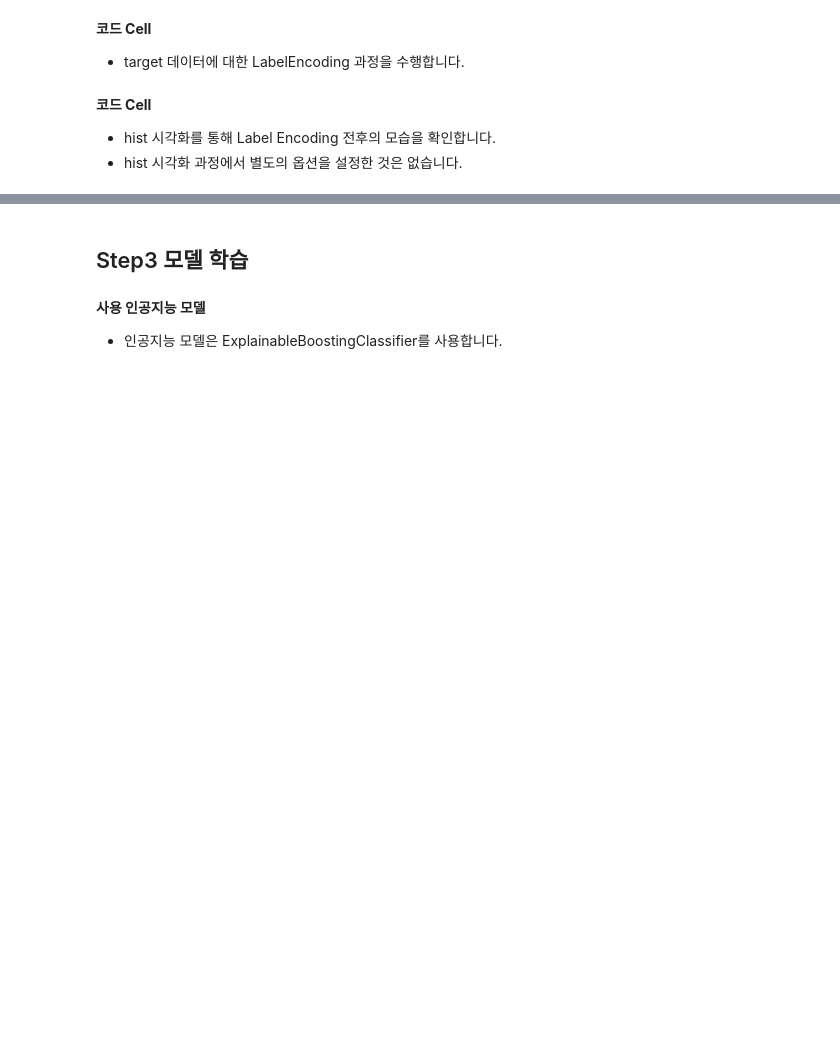
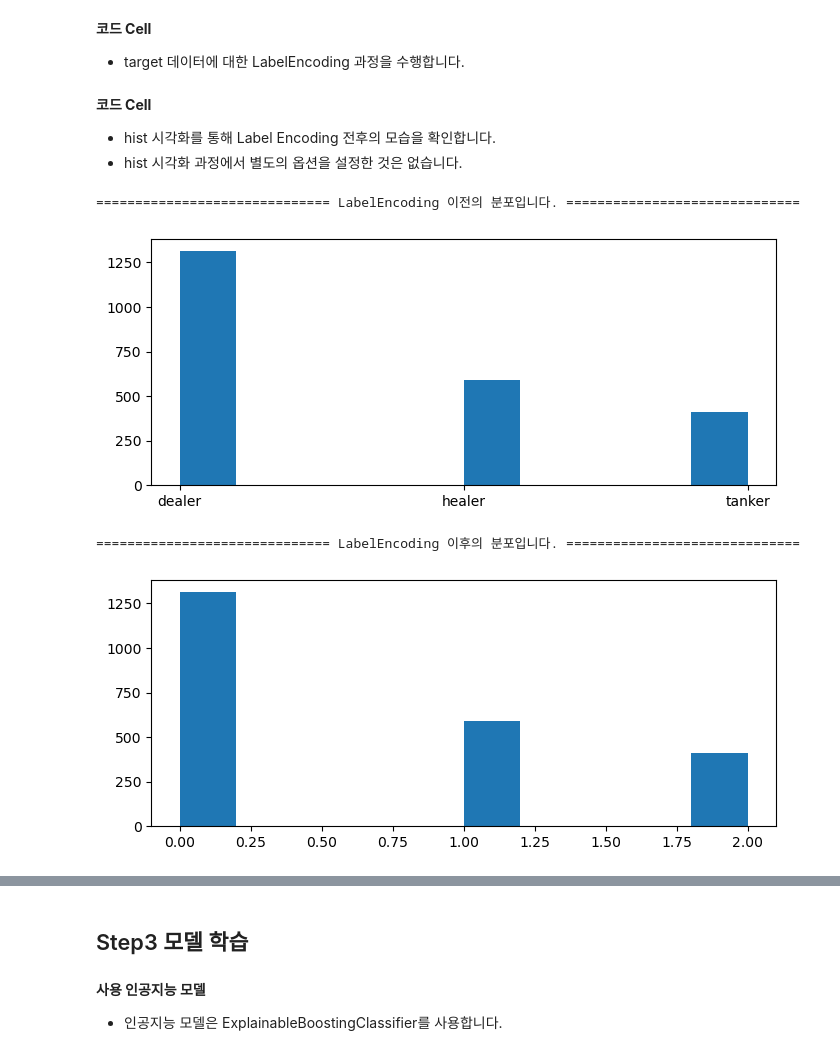
Before and after one commit to VocadoA/Game, a Jupyter notebook: main.ipynb, the cells around one changed output, grey strips where cells are left out. Cells and saved outputs as stored; diff of their text form; code cells hidden in the pictures; blank space fills up the shorter version.

```diff
--- a/main.ipynb
+++ b/main.ipynb
@@ -1201,3 +1229,22 @@ Index(['user_id', 'date', 'playtime', 'playcount', 'level', 'mainjob',
 <b>코드 Cell</b>
 - features와 target 데이터를 train_test_split을 통해 분리합니다.
 - test_size = 0.2로 설정하고 random_state = 42로 설정합니다.
+# %%
+import numpy as np
+from sklearn.model_selection import train_test_split
+
+seed = 42
+np.random.seed(seed)
+x_train, x_test, y_train, y_test = train_test_split(features_df, target_df, test_size=0.2, random_state=seed)
+
+print("="*20, "분할 이후 train 데이터 크기입니다.", "="*20)
+print(x_train.shape)
+print(y_train.shape)
+
+print("="*20, "분할 이후 test 데이터 크기입니다.", "="*20)
+print(x_test.shape)
+print(y_test.shape)
+
+print("="*20, " train 데이터와 test 데이터 비율 계산 결과입니다.", "="*20)
+print(len(x_train) / len(features_df))
+print(len(x_test) / len(features_df))
@@ -1206,10 +1263,41 @@ Index(['user_id', 'date', 'playtime', 'playcount', 'level', 'mainjob',
 # %% [markdown]
 <b>코드 Cell</b>
 - target 데이터에 대한 LabelEncoding 과정을 수행합니다.
+# %%
+from sklearn.preprocessing import LabelEncoder
+
+label_encoder = LabelEncoder()
+
+y_train_encoded = label_encoder.fit_transform(y_train)
+y_test_encoded = label_encoder.transform(y_test)
 # %% [markdown]
 <b>코드 Cell</b>
 - hist 시각화를 통해 Label Encoding 전후의 모습을 확인합니다.
 - hist 시각화 과정에서 별도의 옵션을 설정한 것은 없습니다.
+# %%
+import matplotlib.pyplot as plt
+import numpy as np
+
+# Label Encoding 전
+print("="*30, "LabelEncoding 이전의 분포입니다.", "="*30)
+plt.figure(figsize=(7, 3))
+plt.hist(y_train)
+plt.yticks(np.arange(0, 1251, 250))
+plt.tight_layout()
+plt.show()
+
+# Label Encoding 후
+print("="*30, "LabelEncoding 이후의 분포입니다.", "="*30)
+plt.figure(figsize=(7, 3))
+plt.hist(y_train_encoded)
+plt.yticks(np.arange(0, 1251, 250))
+plt.tight_layout()
+plt.show()
+# %% [output]
+============================== LabelEncoding 이전의 분포입니다. ==============================
+[figure, added]
+============================== LabelEncoding 이후의 분포입니다. ==============================
+[figure, added]
 # %% [markdown]
 <img src="./참고이미지/Q9/Q9_4.png" width="40%">
 # %% [markdown]
```
Also changed, not shown: parts of 2 cells of this notebook.
